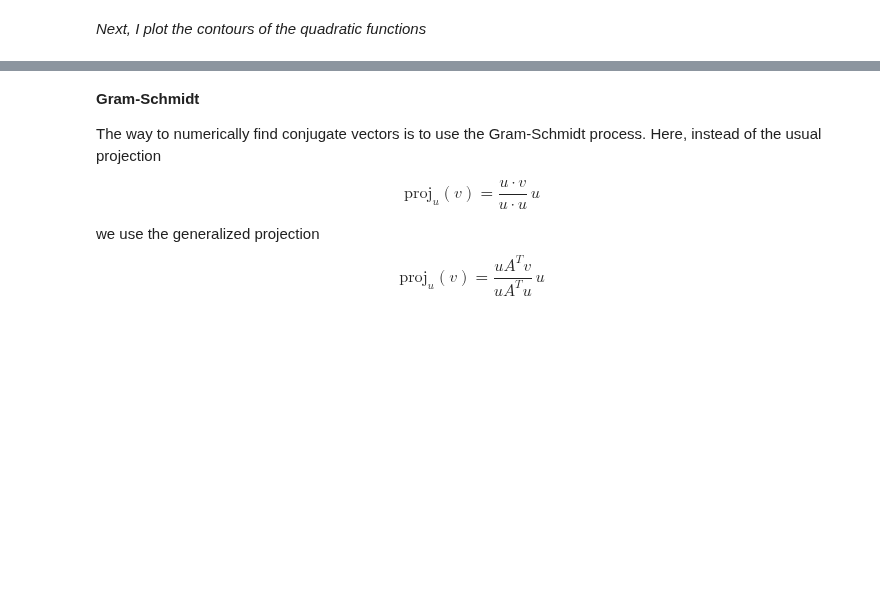
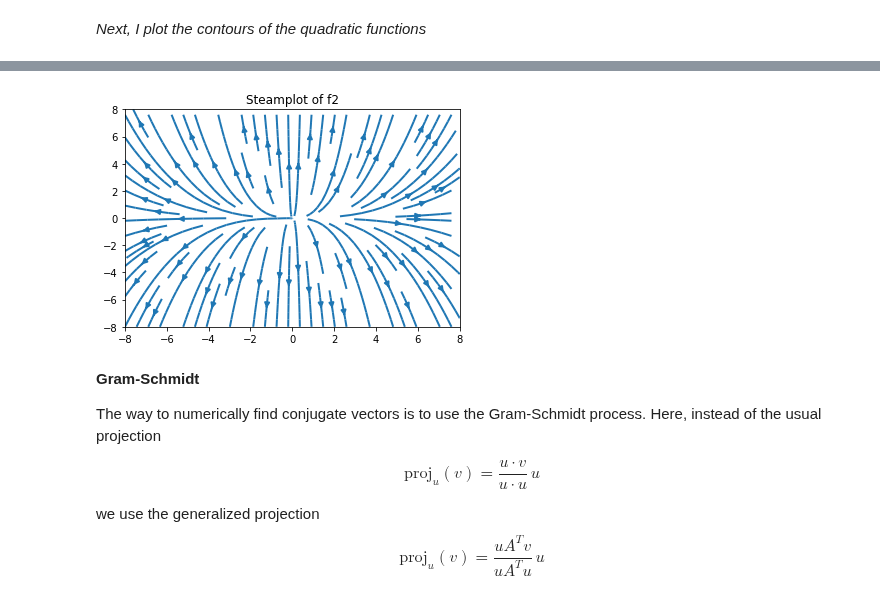
Before and after one commit to robkravec/sta-663-2021, a Jupyter notebook: notebooks/copies/homework/Homework08.ipynb, the cells around one changed output, grey strips where cells are left out. Cells and saved outputs as stored; diff of their text form; code cells hidden in the pictures; blank space fills up the shorter version.

```diff
--- a/notebooks/copies/homework/Homework08.ipynb
+++ b/notebooks/copies/homework/Homework08.ipynb
@@ -114,3 +124,8 @@ plt.axis('square');
+# %%
+plt.streamplot(X, Y, X, 3 * Y, linewidth=2);
+plt.title('Steamplot of f2');
+# %% [output]
+[figure, added]
 # %% [markdown]
 **Gram-Schmidt**
 
```
Also changed, not shown: parts of 8 cells of this notebook.
